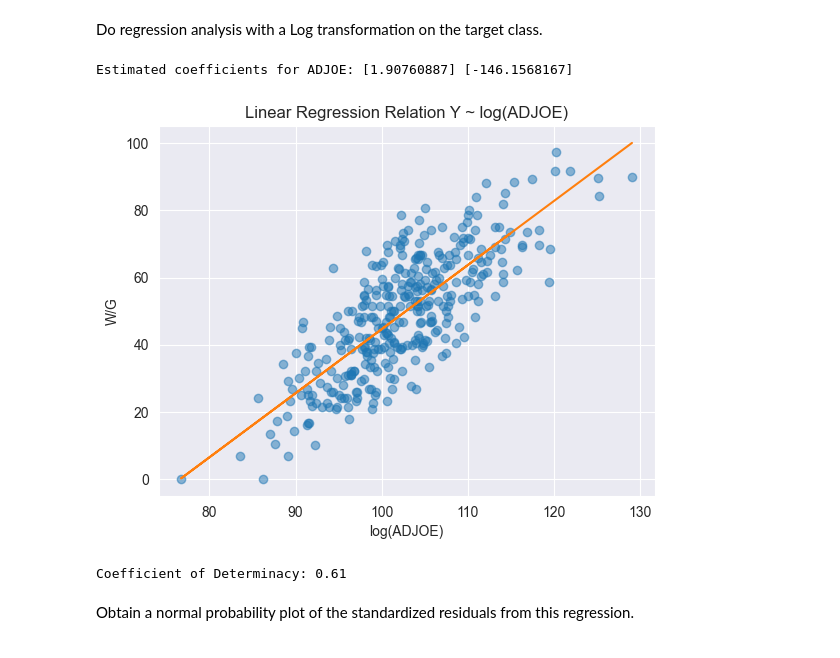
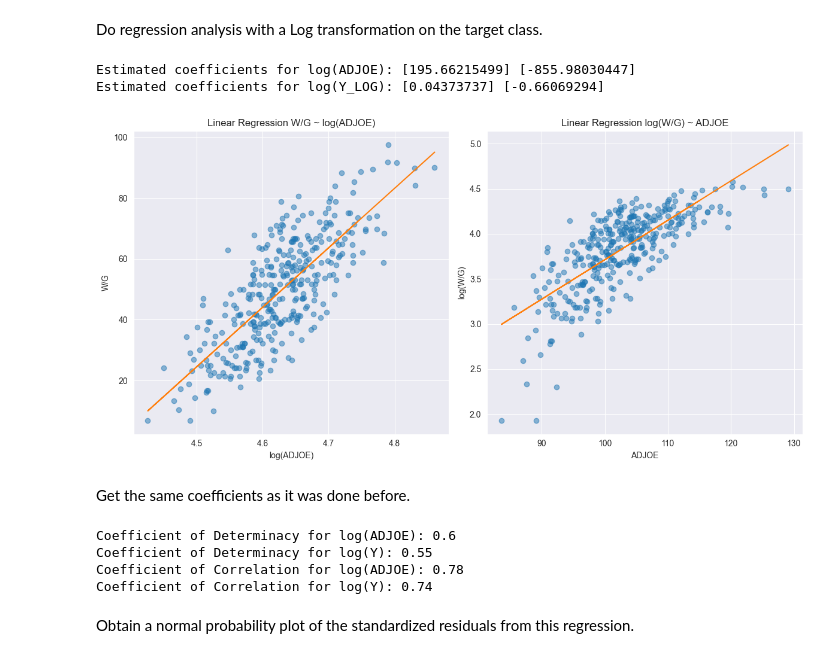
Before and after one commit to peetceenatoo/ncaa-mining, a Jupyter notebook: Scripts/Python/linear_regression.ipynb, the cells around one changed output. Drawn from its saved outputs; the diff is of its cells as text; code cells hidden in the pictures.

```diff
--- a/Scripts/Python/linear_regression.ipynb
+++ b/Scripts/Python/linear_regression.ipynb
@@ -339,33 +222,75 @@ Do regression analysis with a Log transformation on the target class.
 # %%
 # Eliminate zero values from df
 df2 = df[df['W/G'] != 0]
 
+# Get dataset with ADJOE and column of ones without those rows
+X_ADJOE = np.c_[df2[['ADJOE']].values, np.ones(len(df2[['ADJOE']].values))] # this command
 # Make log transformation to ADJOE
 df2.loc[:, 'ADJOE'] = np.log(df2['ADJOE'])
+# Get ADJOE_LOG and column of ones
+X_ADJOE_LOG = np.c_[df2[['ADJOE']].values, np.ones(len(df2[['ADJOE']].values))] # this command
 
-# Get slices with ADJOE_LOG
-X_ADJOE_LOG = np.c_[df[['ADJOE']].values, np.ones(len(df[['ADJOE']].values))]
+# Get W/G
+Y_f = df2['W/G'].values.reshape(-1, 1).copy()
+# Make log transformation to W/G
+df2.loc[:, 'W/G'] = np.log(df2['W/G'])
+# Get Y_LOG
+Y_LOG = df2['W/G'].values.reshape(-1, 1).copy()
 
-# Perform linear regression
-beta_ADJOE_LOG = np.linalg.lstsq(X_ADJOE_LOG, Y, rcond=None)[0]
-print('Estimated coefficients for ADJOE:', beta_ADJOE_LOG[0], beta_ADJOE_LOG[1])
+# Perform linear regression with ADJOE_LOG
+beta_ADJOE_LOG = np.linalg.lstsq(X_ADJOE_LOG, Y_f, rcond=None)[0]
+print('Estimated coefficients for log(ADJOE):', beta_ADJOE_LOG[0], beta_ADJOE_LOG[1])
 predictions_ADJOE_LOG = dot(X_ADJOE_LOG, beta_ADJOE_LOG)
 
+# Perform linear regression with Y_LOG
+beta_Y_LOG = np.linalg.lstsq(X_ADJOE, Y_LOG, rcond=None)[0]
+print('Estimated coefficients for log(Y_LOG):', beta_Y_LOG[0], beta_Y_LOG[1])
+predictions_Y_LOG = dot(X_ADJOE, beta_Y_LOG)
+
 # And plot it
-ax = sns.regplot(x=X_ADJOE_LOG[:,0], y=Y, fit_reg=False, scatter_kws={'alpha':0.5})
-ax.set(xlabel='log(ADJOE)',  ylabel='W/G', title='Linear Regression Relation Y ~ log(ADJOE)')
-plt.plot(X_ADJOE_LOG[:,0], predictions_ADJOE_LOG)
+fig, axes = plt.subplots(1, 2, figsize=(12, 6))
+
+ax1 = sns.regplot(x=X_ADJOE_LOG[:,0], y=Y_f, fit_reg=False, scatter_kws={'alpha':0.5}, ax=axes[0])
+ax1.set(xlabel='log(ADJOE)', ylabel='W/G', title='Linear Regression W/G ~ log(ADJOE)')
+ax1.plot(X_ADJOE_LOG[:,0], predictions_ADJOE_LOG)
+
+ax2 = sns.regplot(x=X_ADJOE[:,0], y=Y_LOG, fit_reg=False, scatter_kws={'alpha':0.5}, ax=axes[1])
+ax2.set(xlabel='ADJOE', ylabel='log(W/G)', title='Linear Regression log(W/G) ~ ADJOE')
+ax2.plot(X_ADJOE[:,0], predictions_Y_LOG)
+
+plt.tight_layout()
 plt.show()
 # %% [output]
-Estimated coefficients for ADJOE: [1.90760887] [-146.1568167]
+Estimated coefficients for log(ADJOE): [195.66215499] [-855.98030447]
+Estimated coefficients for log(Y_LOG): [0.04373737] [-0.66069294]
-[figure, old version]
+[figure, new version]
-# %%
-# Compute R-square
-ssres_ADJOE_LOG = np.sum((Y - predictions_ADJOE_LOG)**2)
-rsq_ADJOE_LOG = 1 - (ssres_ADJOE_LOG / sstotal_ADJOE)
-print('Coefficient of Determinacy:', np.round(rsq_ADJOE_LOG, 2))
-# %% [output]
-Coefficient of Determinacy: 0.61
+# %% [markdown]
+Get the same coefficients as it was done before.
+# %%
+# Compute R-square for ADJOE_LOG
+sstotal_ADJOE_LOG = np.sum((Y_f - np.mean(Y_f))**2)
+ssres_ADJOE_LOG = np.sum((Y_f - predictions_ADJOE_LOG)**2)
+rsq_ADJOE_LOG = 1 - (ssres_ADJOE_LOG / sstotal_ADJOE_LOG)
+print('Coefficient of Determinacy for log(ADJOE):', np.round(rsq_ADJOE_LOG, 2))
+
+# Compute R-square for Y_LOG
+sstotal_Y_LOG = np.sum((Y_LOG - np.mean(Y_LOG))**2)
+ssres_Y_LOG = np.sum((Y_LOG - predictions_Y_LOG)**2)
+rsq_Y_LOG = 1 - (ssres_Y_LOG / sstotal_Y_LOG)
+print('Coefficient of Determinacy for log(Y):', np.round(rsq_Y_LOG, 2))
+
+# Compute correlation coefficient for ADJOE_LOG
+correlation_ADJOE_LOG = np.corrcoef(X_ADJOE_LOG[:,0], Y_f[:,0])[0,1]
+print('Coefficient of Correlation for log(ADJOE):', np.round(correlation_ADJOE_LOG, 2))
+
+# Compute correlation coefficient for Y_LOG
+correlation_Y_LOG = np.corrcoef(X_ADJOE[:,0], Y_LOG[:,0])[0,1]
+print('Coefficient of Correlation for log(Y):', np.round(correlation_Y_LOG, 2))
+# %% [output]
+Coefficient of Determinacy for log(ADJOE): 0.6
+Coefficient of Determinacy for log(Y): 0.55
+Coefficient of Correlation for log(ADJOE): 0.78
+Coefficient of Correlation for log(Y): 0.74
 # %% [markdown]
 Obtain a normal probability plot of the standardized residuals from this regression.
 # %%
```
Also changed, not shown: parts of 43 cells of this notebook.
